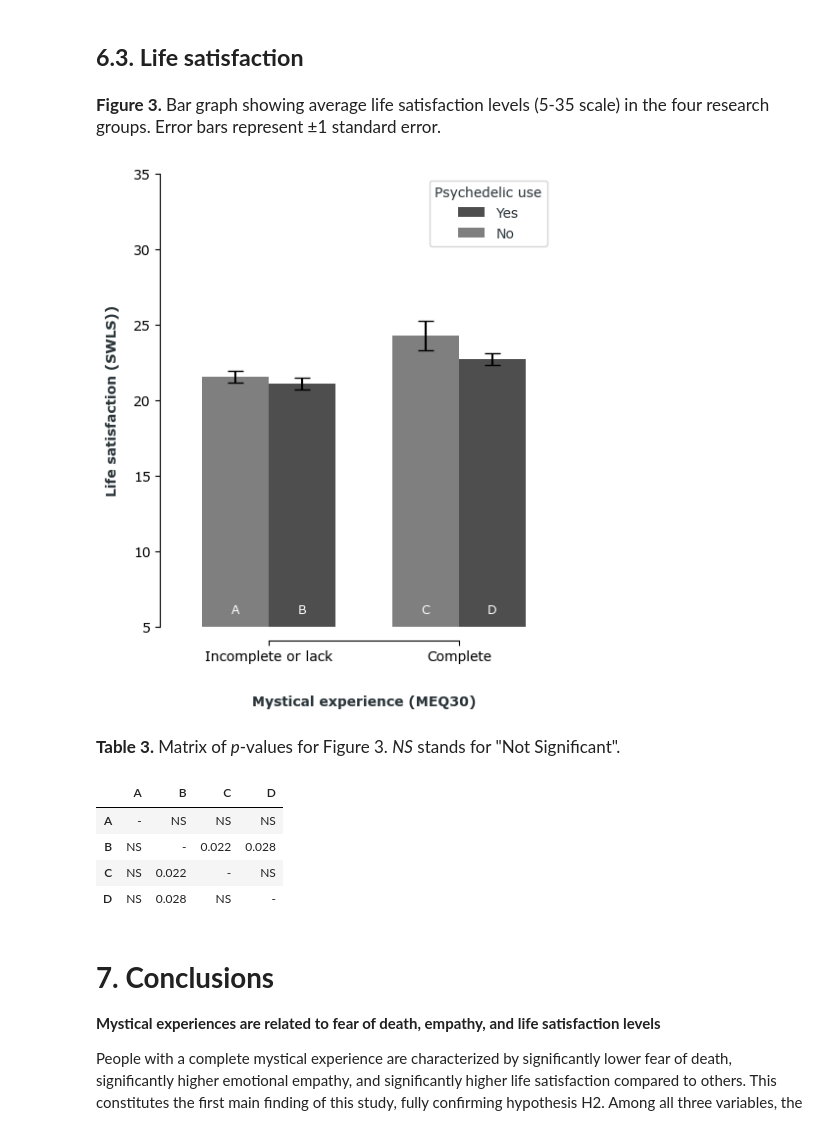
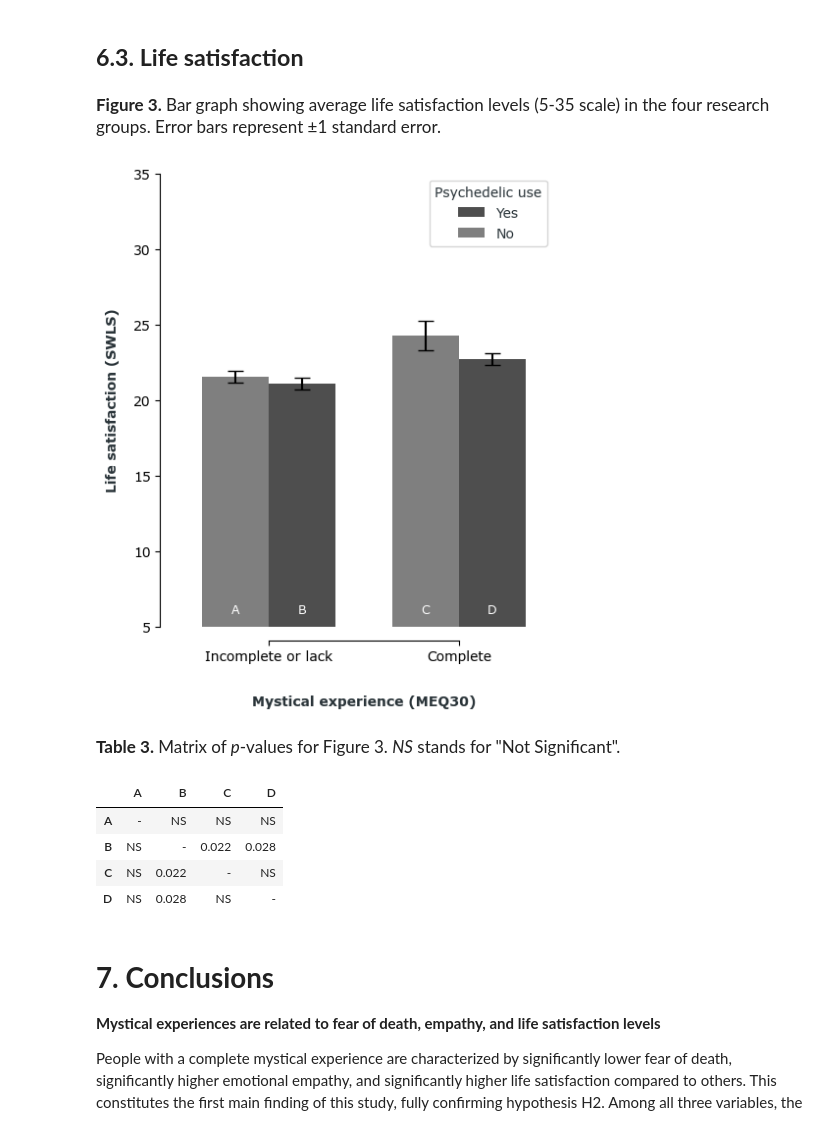
Before and after one commit to michal-owsiak/swps-university-research, a Jupyter notebook: research.ipynb, the cells around one changed output. Cells and saved outputs as stored; diff of their text form; code cells hidden in the pictures.

Commit message:
typo on the SWLS plot corrected

```diff
--- a/research.ipynb
+++ b/research.ipynb
@@ -1756,7 +1761,7 @@ for x, y, text in custom_annotations:
 ax.set_ylim(5, 35)
 ax.set_xlim(-0.5, 1.5)
 ax.set_xlabel("Mystical experience (MEQ30)", fontweight="bold", color="#2a3439", fontsize=10)
-ax.set_ylabel("Life satisfaction (SWLS))", fontweight="bold", color="#2a3439", fontsize=10, labelpad=10)
+ax.set_ylabel("Life satisfaction (SWLS)", fontweight="bold", color="#2a3439", fontsize=10, labelpad=10)
 
 ax.set_xticks(indices)
 ax.set_xticklabels(["Incomplete or lack", "Complete"], fontsize=9)
@@ -1780,34 +1785,34 @@ table1_html = """
 
 display(HTML(table1_html))
 
 data = {
     "A": ["-", "NS", "NS", "NS"],
     "B": ["NS", "-", "0.022", "0.028"],
     "C": ["NS", "0.022", "-", "NS"],
     "D": ["NS", "0.028", "NS", "-"]
 }
 
 index = ["A", "B", "C", "D"]
 columns = ["A", "B", "C", "D"]
 
 table_df = pd.DataFrame(data, index=index, columns=columns)
 
 def style_format(value):
     if value == "NS":
         return "font-style: italic; text-align: center"
     else:
         return "text-align: center"
 
 styled_df = table_df.style.map(style_format)
 styled_df = styled_df.set_table_styles([{
     "selector": "th",
     "props": [("font-weight", "bold")]
 }])
 
 styled_df
 # %% [output]
 Figure 3. Bar graph showing average life satisfaction levels (5-35 scale) in the four research groups. Error bars represent ±1 standard error.
-[figure, old version]
+[figure, new version]
 Table 3. Matrix of p-values for Figure 3. NS stands for "Not Significant".
 |  | A | B | C | D |
 | A | - | NS | NS | NS |
```
Also changed, not shown: parts of 1 cell of this notebook, 1 other file.
